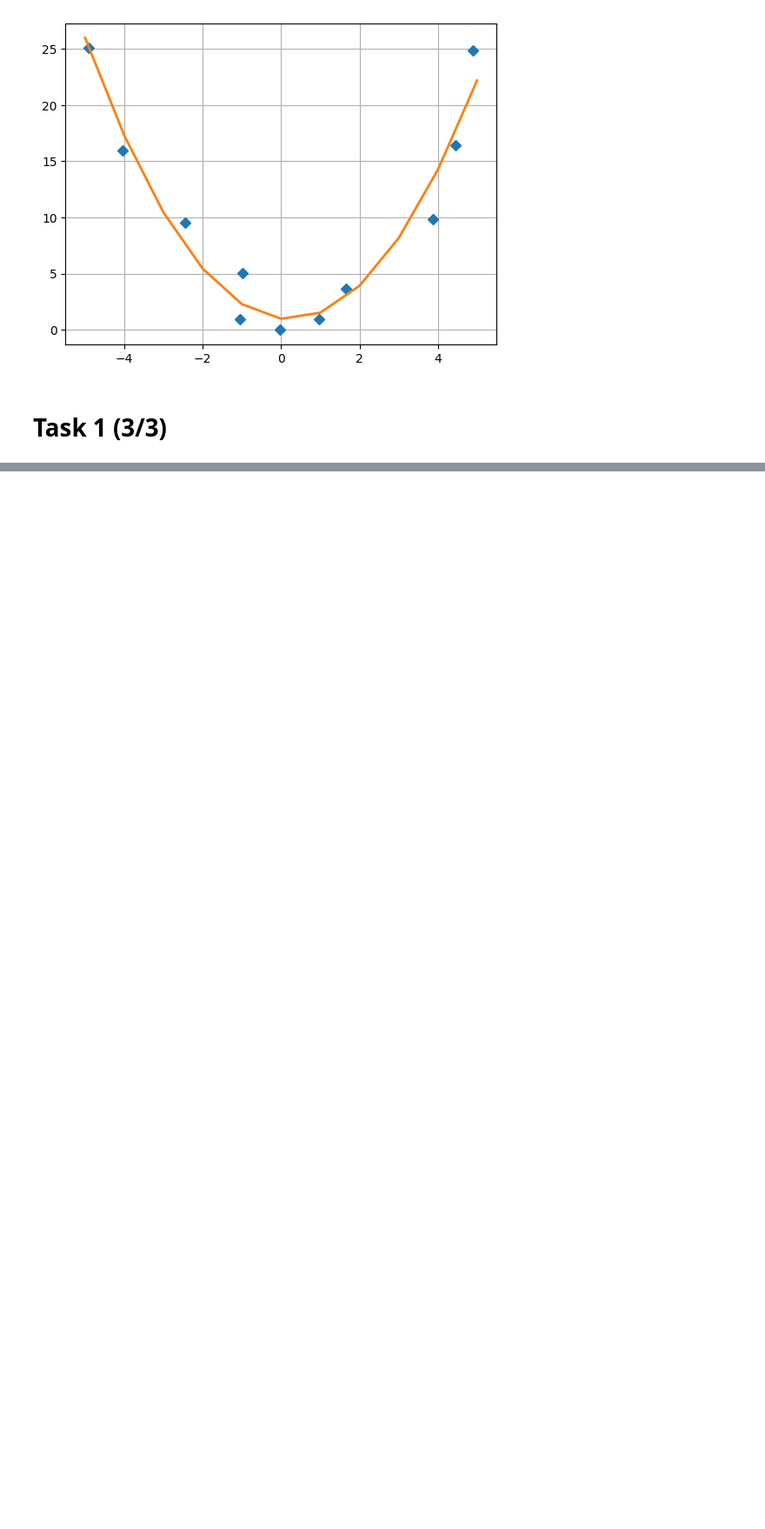
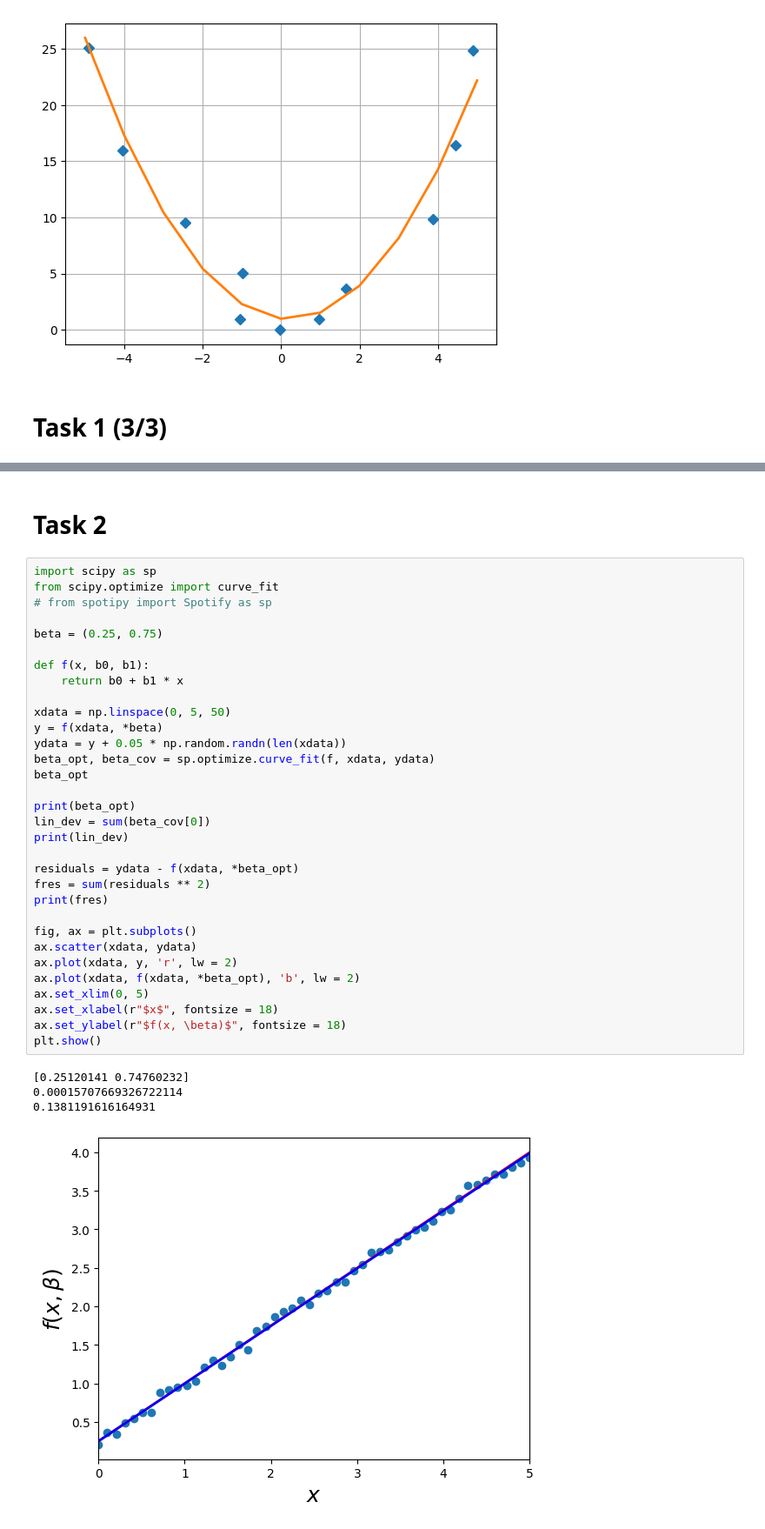
Before and after one commit to rel1nce/PYUHW, a Jupyter notebook: HW4/HW4.ipynb, the cells around one changed output, grey strips where cells are left out. Shown: that part at 87% size. Cells and saved outputs as stored; diff of their text form; blank space fills up the shorter version.

Commit message:
add tasks

```diff
--- a/HW4/HW4.ipynb
+++ b/HW4/HW4.ipynb
@@ -69,0 +70,39 @@ plt.grid()
+# %% [markdown]
+# Task 2
+# %%
+import scipy as sp
+from scipy.optimize import curve_fit
+# from spotipy import Spotify as sp
+
+beta = (0.25, 0.75)
+
+def f(x, b0, b1):
+    return b0 + b1 * x
+
+xdata = np.linspace(0, 5, 50)
+y = f(xdata, *beta)
+ydata = y + 0.05 * np.random.randn(len(xdata))
+beta_opt, beta_cov = sp.optimize.curve_fit(f, xdata, ydata)
+beta_opt
+
+print(beta_opt)
+lin_dev = sum(beta_cov[0])
+print(lin_dev)
+
+residuals = ydata - f(xdata, *beta_opt)
+fres = sum(residuals ** 2)
+print(fres)
+
+fig, ax = plt.subplots()
+ax.scatter(xdata, ydata)
+ax.plot(xdata, y, 'r', lw = 2)
+ax.plot(xdata, f(xdata, *beta_opt), 'b', lw = 2)
+ax.set_xlim(0, 5)
+ax.set_xlabel(r"$x$", fontsize = 18)
+ax.set_ylabel(r"$f(x, \beta)$", fontsize = 18)
+plt.show()
+# %% [output]
+[0.25120141 0.74760232]
+0.00015707669326722114
+0.1381191616164931
+[figure, added]
```
Also changed, not shown: parts of 3 cells of this notebook, 3 other files.
